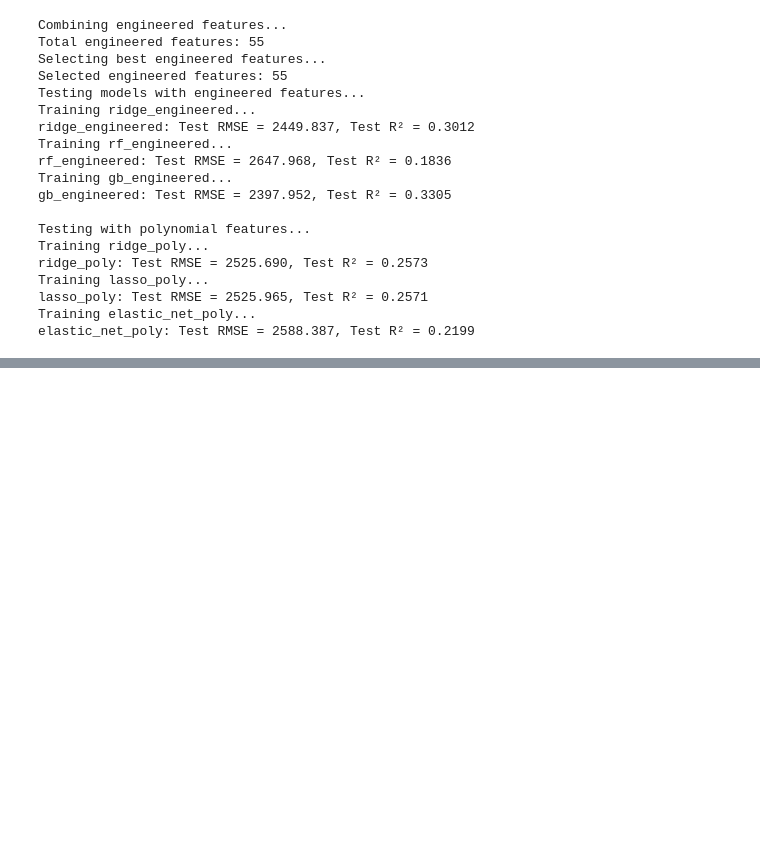
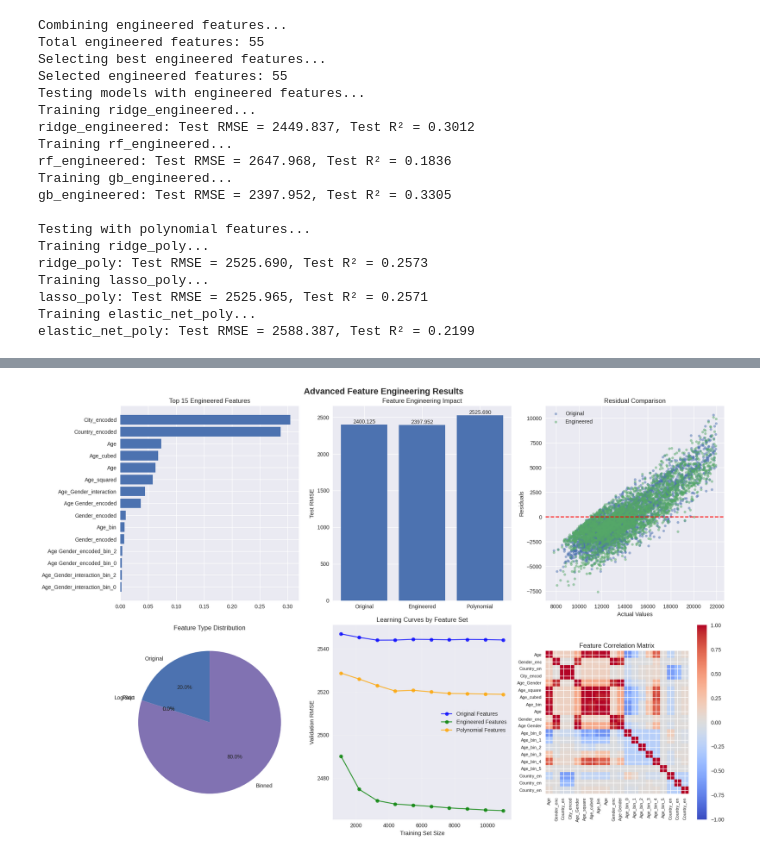
Before and after one commit to Nimo-07/Marathon-Performance-Analysis, a Jupyter notebook: code.ipynb, the cells around one changed output, grey strips where cells are left out. Drawn from its saved outputs; the diff is of its cells as text; code cells hidden in the pictures; blank space fills up the shorter version.

Commit message:
Visualization of feature engineering results

```diff
--- a/code.ipynb
+++ b/code.ipynb
@@ -1646,0 +1649,99 @@ elastic_net_poly: Test RMSE = 2588.387, Test R² = 0.2199
+# %%
+fig, axes = plt.subplots(2, 3, figsize=(18, 12))
+fig.suptitle('Advanced Feature Engineering Results', fontsize=16, fontweight='bold')
+
+if 'rf_engineered' in engineered_results:
+    model = engineered_results['rf_engineered']['model']
+    importances = model.feature_importances_
+    indices = np.argsort(importances)[-15:]
+
+    axes[0,0].barh(range(len(indices)), importances[indices])
+    axes[0,0].set_yticks(range(len(indices)))
+    axes[0,0].set_yticklabels([selected_engineered_names[i] for i in indices])
+    axes[0,0].set_title('Top 15 Engineered Features')
+
+original_best = min(model_results.values(), key=lambda x: x['test_rmse'])['test_rmse']
+engineered_best = min(engineered_results.values(), key=lambda x: x['test_rmse'])['test_rmse']
+poly_best = min(poly_results.values(), key=lambda x: x['test_rmse'])['test_rmse']
+
+performance_data = {
+    'Original': original_best,
+    'Engineered': engineered_best,
+    'Polynomial': poly_best
+}
+
+bars = axes[0,1].bar(performance_data.keys(), performance_data.values())
+axes[0,1].set_ylabel('Test RMSE')
+axes[0,1].set_title('Feature Engineering Impact')
+for bar, value in zip(bars, performance_data.values()):
+    axes[0,1].text(bar.get_x() + bar.get_width()/2, bar.get_height() + 0.01,
+                   f'{value:.3f}', ha='center', va='bottom')
+
+best_engineered = min(engineered_results.items(), key=lambda x: x[1]['test_rmse'])
+residuals_engineered = y_test - best_engineered[1]['y_pred_test']
+residuals_original = y_test - model_results[list(model_results.keys())[0]]['y_pred_test']
+
+axes[0,2].scatter(y_test, residuals_original, alpha=0.5, label='Original', s=20)
+axes[0,2].scatter(y_test, residuals_engineered, alpha=0.5, label='Engineered', s=20)
+axes[0,2].axhline(y=0, color='red', linestyle='--')
+axes[0,2].set_xlabel('Actual Values')
+axes[0,2].set_ylabel('Residuals')
+axes[0,2].set_title('Residual Comparison')
+axes[0,2].legend()
+
+feature_types = {'Original': len(all_feature_names),
+                'Ratio': len(ratio_names),
+                'Log/Sqrt': len(log_names),
+                'Binned': len(binned_names)}
+
+wedges, texts, autotexts = axes[1,0].pie(feature_types.values(), labels=feature_types.keys(),
+                                         autopct='%1.1f%%', startangle=90)
+axes[1,0].set_title('Feature Type Distribution')
+
+train_sizes = np.linspace(0.1, 1.0, 10)
+feature_sets = {
+    'Original': (X_train_best, X_test_best),
+    'Engineered': (X_train_engineered, X_test_engineered),
+    'Polynomial': (X_train_poly_selected, X_test_poly_selected)
+}
+
+colors = ['blue', 'green', 'orange']
+for i, (name, (X_tr, X_te)) in enumerate(feature_sets.items()):
+    model = Ridge(alpha=1.0)
+    train_sizes_abs, train_scores, val_scores = learning_curve(
+        model, X_tr, y_train, cv=5, train_sizes=train_sizes,
+        scoring='neg_mean_squared_error', random_state=42
+    )
+
+    train_rmse = np.sqrt(-train_scores).mean(axis=1)
+    val_rmse = np.sqrt(-val_scores).mean(axis=1)
+
+    axes[1,1].plot(train_sizes_abs, val_rmse, 'o-', color=colors[i],
+                   label=f'{name} Features', alpha=0.8)
+
+axes[1,1].set_xlabel('Training Set Size')
+axes[1,1].set_ylabel('Validation RMSE')
+axes[1,1].set_title('Learning Curves by Feature Set')
+axes[1,1].legend()
+axes[1,1].grid(True, alpha=0.3)
+
+if len(selected_engineered_names) > 0:
+    n_features = min(20, len(selected_engineered_names))
+    top_features = selected_engineered_names[:n_features]
+    corr_matrix = np.corrcoef(X_train_engineered[:, :n_features].T)
+
+    im = axes[1,2].imshow(corr_matrix, cmap='coolwarm', vmin=-1, vmax=1)
+    axes[1,2].set_xticks(range(n_features))
+    axes[1,2].set_yticks(range(n_features))
+    axes[1,2].set_xticklabels([name[:10] for name in top_features], rotation=90, fontsize=8)
+    axes[1,2].set_yticklabels([name[:10] for name in top_features], fontsize=8)
+    axes[1,2].set_title('Feature Correlation Matrix')
+    plt.colorbar(im, ax=axes[1,2])
+
+plt.tight_layout()
+plt.show()
+
+print("\nAdvanced feature engineering completed!")
+print(f"Best engineered model: {best_engineered[0]} with RMSE: {best_engineered[1]['test_rmse']:.3f}")
+# %% [output]
+[figure, added]
```
Also changed, not shown: parts of 2 cells of this notebook.
